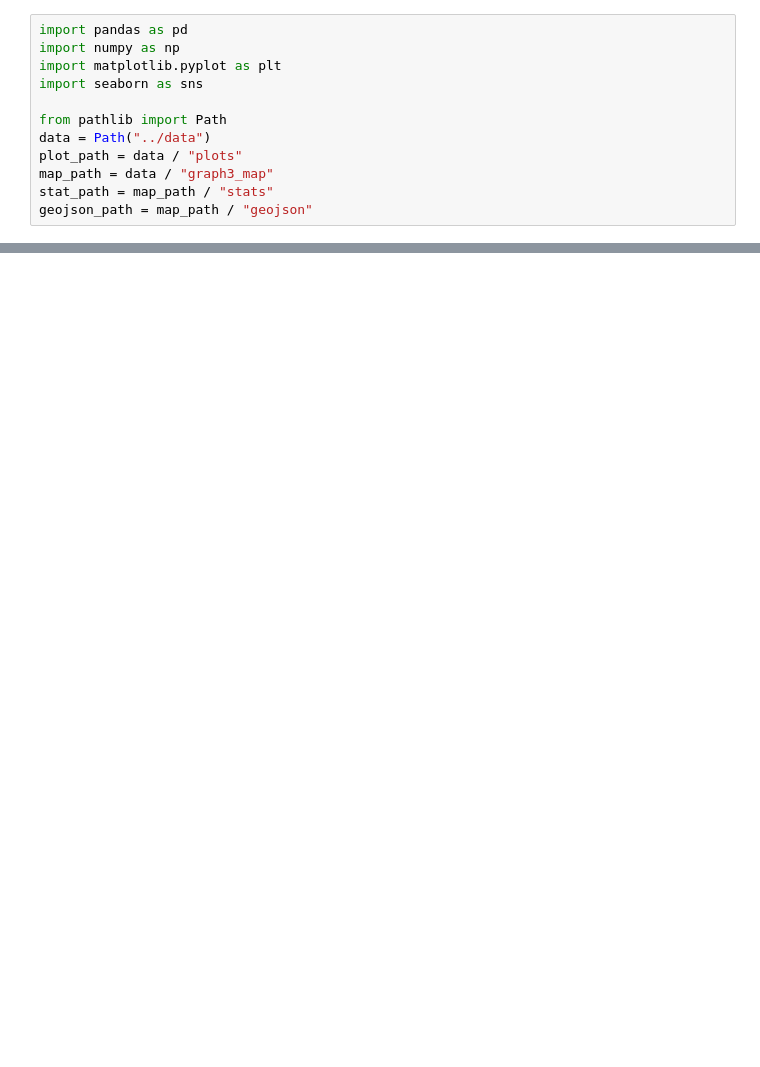
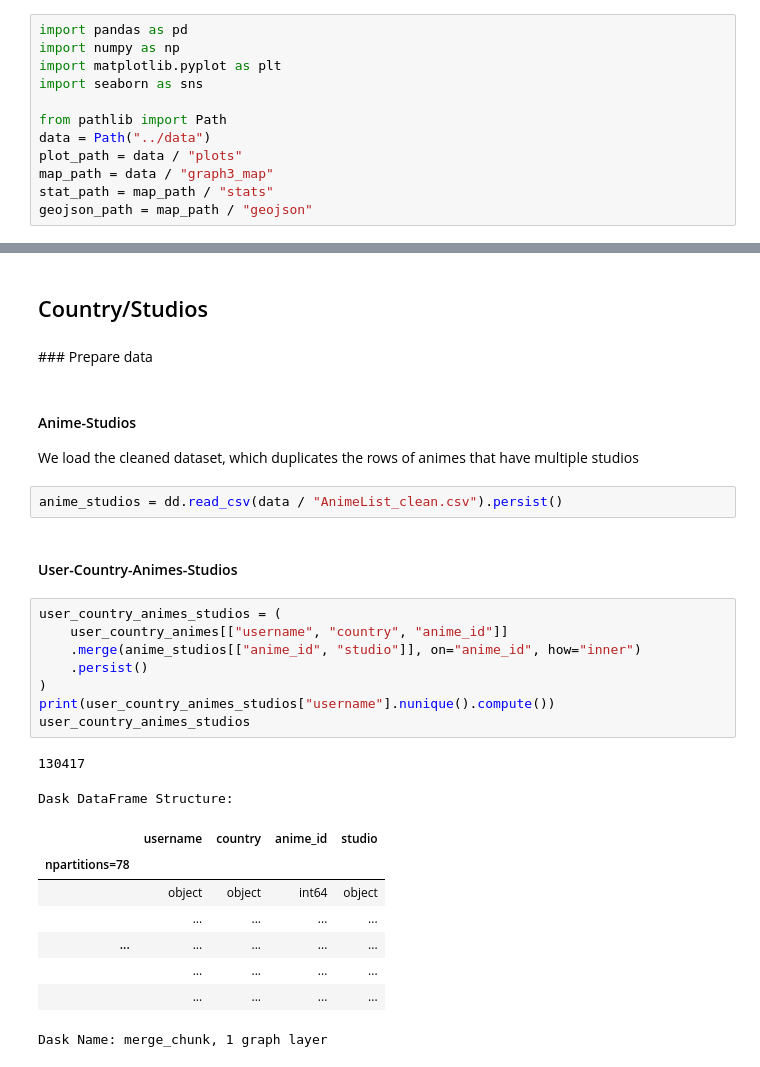
Before and after one commit to com-480-data-visualization/project-2023-vizmoica, a Jupyter notebook: preprocessing/eda_country_stats_2.ipynb, the cells around one changed output, grey strips where cells are left out. Cells and saved outputs as stored; diff of their text form; blank space fills up the shorter version.

```diff
--- a/preprocessing/eda_country_stats_2.ipynb
+++ b/preprocessing/eda_country_stats_2.ipynb
@@ -404,0 +145,31 @@ Name: my_tags, dtype: object
+# %% [markdown]
+## Country/Studios
+# %% [markdown]
+### Prepare data
+# %% [markdown]
+#### Anime-Studios
+
+We load the cleaned dataset, which duplicates the rows of animes that have multiple studios
+# %%
+anime_studios = dd.read_csv(data / "AnimeList_clean.csv").persist()
+# %% [markdown]
+#### User-Country-Animes-Studios
+# %%
+user_country_animes_studios = (
+    user_country_animes[["username", "country", "anime_id"]]
+    .merge(anime_studios[["anime_id", "studio"]], on="anime_id", how="inner")
+    .persist()
+)
+print(user_country_animes_studios["username"].nunique().compute())
+user_country_animes_studios
+# %% [output]
+130417
+Dask DataFrame Structure:
+|  | username | country | anime_id | studio |
+| npartitions=78 |  |  |  |  |
+|  | object | object | int64 | object |
+|  | ... | ... | ... | ... |
+| ... | ... | ... | ... | ... |
+|  | ... | ... | ... | ... |
+|  | ... | ... | ... | ... |
+Dask Name: merge_chunk, 1 graph layer
```
Also changed, not shown: parts of 73 cells of this notebook, 7 other files.
